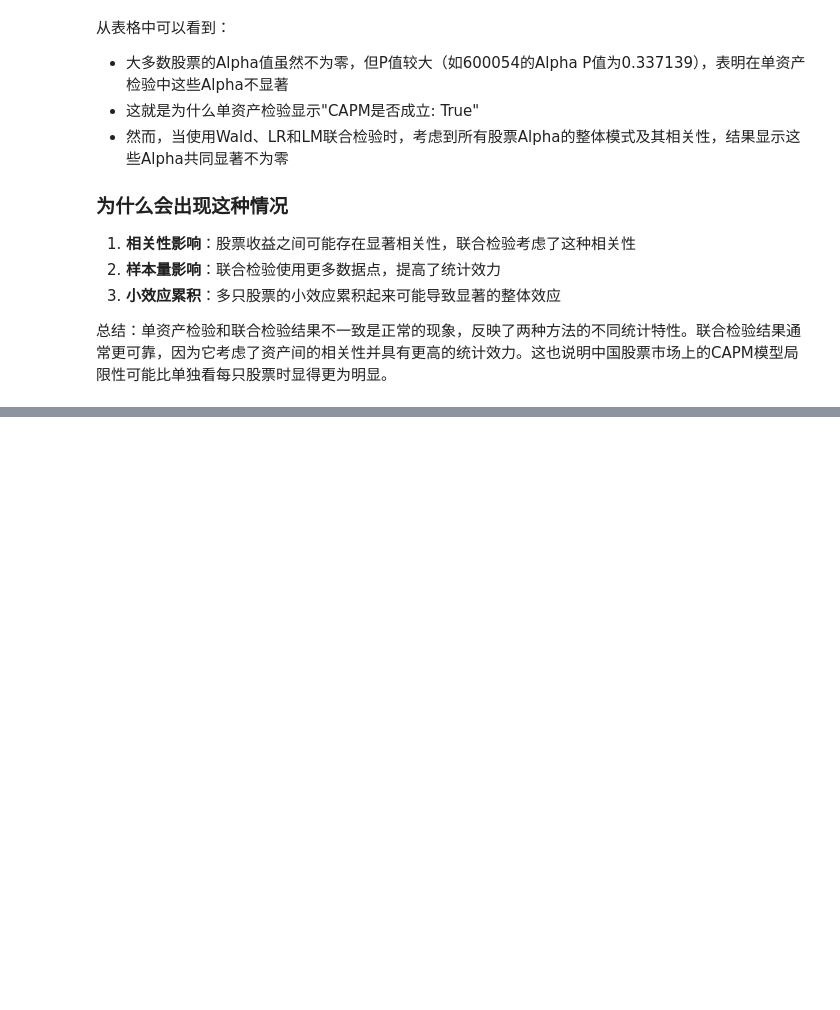
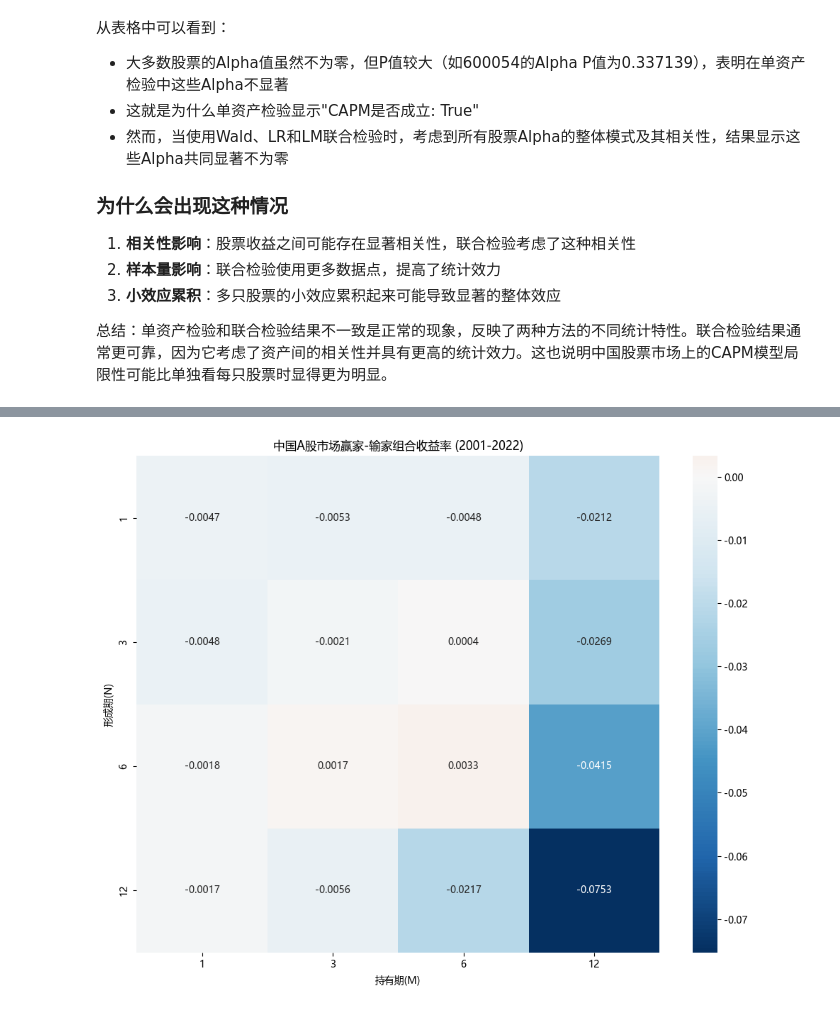
Before and after one commit to 1517005260/Financial-metrology, a Jupyter notebook: 大数据与金融计算/实验二/main.ipynb, the cells around one changed output, grey strips where cells are left out. Drawn from its saved outputs; the diff is of its cells as text; code cells hidden in the pictures; blank space fills up the shorter version.

```diff
--- a/大数据与金融计算/实验二/main.ipynb
+++ b/大数据与金融计算/实验二/main.ipynb
@@ -1911,0 +1384,9 @@ results = analyze_momentum_reversal(file_path1, file_path2, formation_periods, h
+# %%
+import pandas as pd
+import numpy as np
+import tushare as ts
+import matplotlib.pyplot as plt
+from scipy import stats
+
+ts.set_token('2207b01a244311f7742512463d9e1588954d174b86d695f8a9f1cc4b')
+pro = ts.pro_api()
@@ -1911,0 +1452,7 @@ results = analyze_momentum_reversal(file_path1, file_path2, formation_periods, h
+# %%
+# 计算月度收益率
+monthly_returns = monthly_prices.pct_change()
+
+# 处理缺失值
+monthly_returns = monthly_returns.dropna(how='all')  # 删除全是缺失值的行
+monthly_returns = monthly_returns.fillna(0)  # 将剩余缺失值填充为0
@@ -1911,0 +1535,51 @@ results = analyze_momentum_reversal(file_path1, file_path2, formation_periods, h
+# %%
+import seaborn as sns
+
+plt.rcParams['font.sans-serif'] = ['Microsoft YaHei']
+plt.rcParams['axes.unicode_minus'] = False
+
+def analyze_results(results):
+    """分析并展示检验结果"""
+    # 创建结果汇总表格
+    summary = pd.DataFrame(columns=['形成期(N)', '持有期(M)', '赢家收益', '输家收益',
+                                    'WML收益', 't统计量', 'p值', '显著性', '效应类型'])
+
+    for key, result in results.items():
+        N, M = key.split('_')
+        N = int(N[1:])
+        M = int(M[1:])
+
+        wml = result['avg_WML_return']
+        effect_type = '惯性效应' if wml > 0 else '反转效应'
+        significance = '显著' if result['significant'] else '不显著'
+
+        # 创建新行数据
+        new_row = pd.DataFrame({
+            '形成期(N)': [N],
+            '持有期(M)': [M],
+            '赢家收益': [result['avg_winner_return']],
+            '输家收益': [result['avg_loser_return']],
+            'WML收益': [wml],
+            't统计量': [result['t_stat']],
+            'p值': [result['p_value']],
+            '显著性': [significance],
+            '效应类型': [effect_type]
+        })
+
+        summary = pd.concat([summary, new_row], ignore_index=True)
+
+    # 绘制热力图
+    pivot_table = summary.pivot_table(index='形成期(N)', columns='持有期(M)', values='WML收益')
+    plt.figure(figsize=(10, 8))
+    plt.title('中国A股市场赢家-输家组合收益率 (2001-2022)')
+    sns.heatmap(pivot_table, annot=True, cmap='RdBu_r', center=0, fmt='.4f')
+    plt.tight_layout()
+    plt.show()
+
+    return summary
+
+# 分析结果
+summary_results = analyze_results(test_results)
+summary_results
+# %% [output]
+[figure, added]
```
Also changed, not shown: parts of 15 cells of this notebook, 3 other files.
